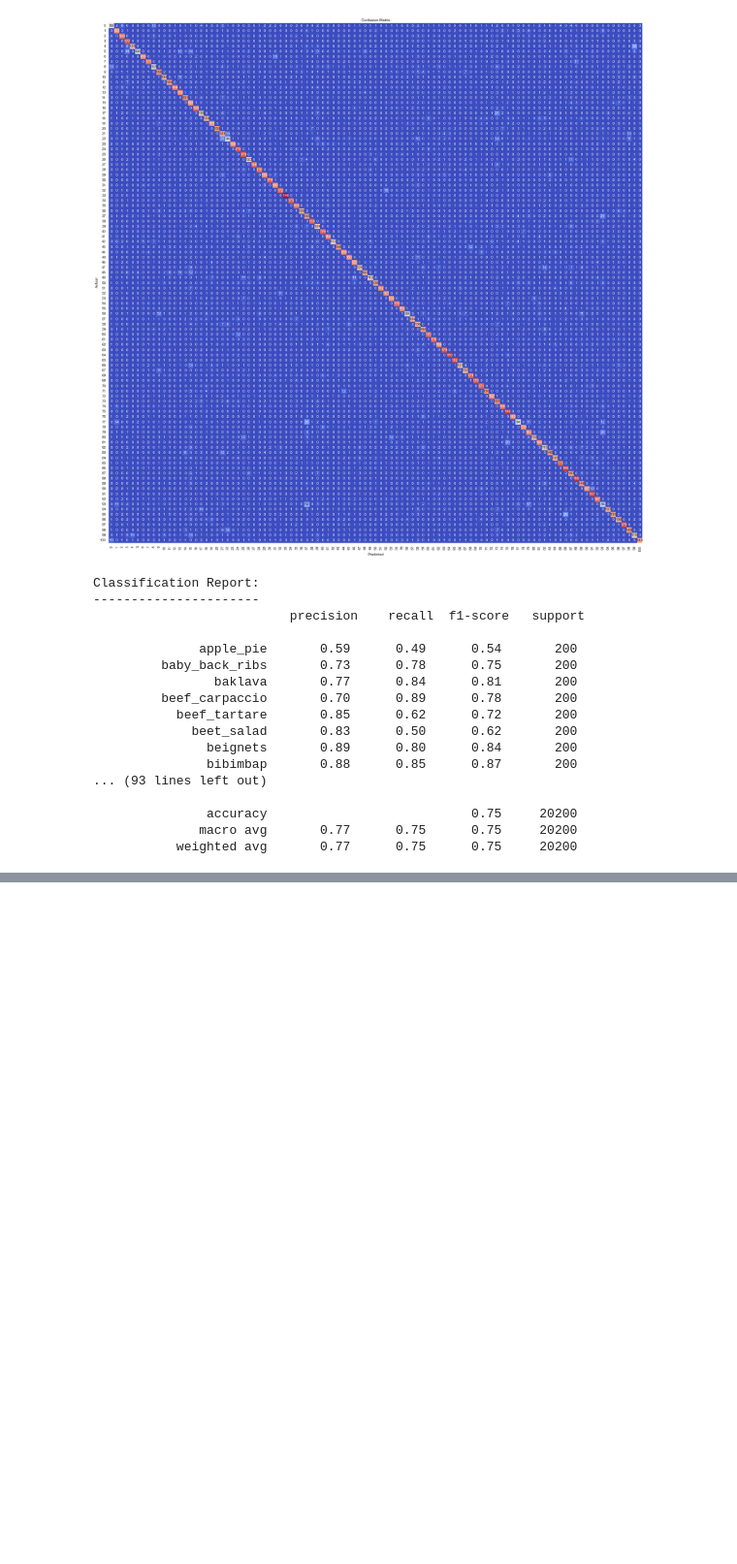
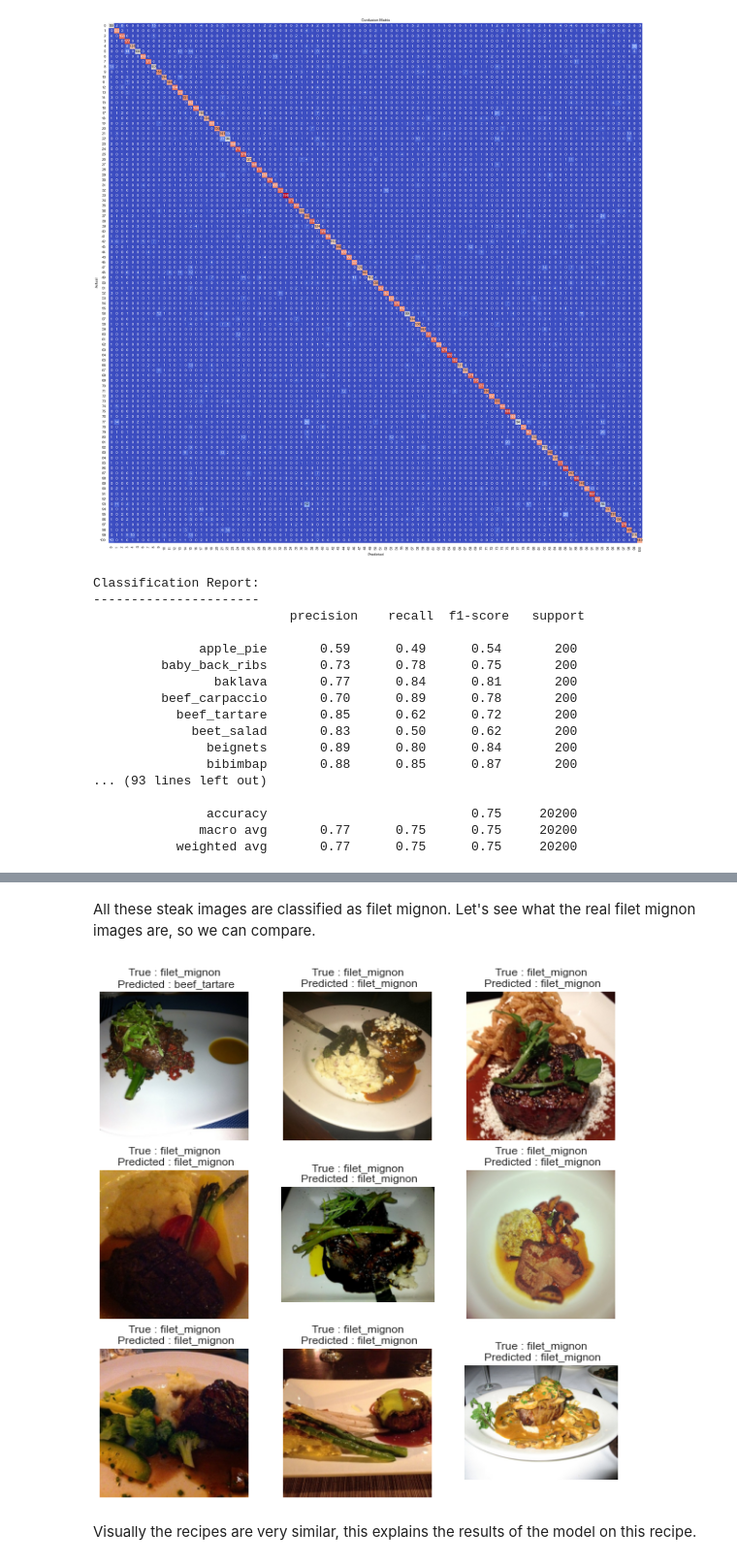
Before and after one commit to hrialan/applied-deep-learning-project, a Jupyter notebook: analysis_InceptionV3_result_global.ipynb, the cells around one changed output, grey strips where cells are left out. Shown at 97% size. Drawn from its saved outputs; the diff is of its cells as text; code cells hidden in the pictures; blank space fills up the shorter version.

```diff
--- a/analysis_InceptionV3_result_global.ipynb
+++ b/analysis_InceptionV3_result_global.ipynb
@@ -374,0 +327,8 @@ Classification Report:
+# %% [markdown]
+All these steak images are classified as filet mignon. Let's see what the real filet mignon images are, so we can compare.
+# %%
+plot_samples(df_inceptionV3, custom_query="True_class == 'filet_mignon'")
+# %% [output]
+[figure, added]
+# %% [markdown]
+Visually the recipes are very similar, this explains the results of the model on this recipe.
```
Also changed, not shown: parts of 17 cells of this notebook, 5 other files.
